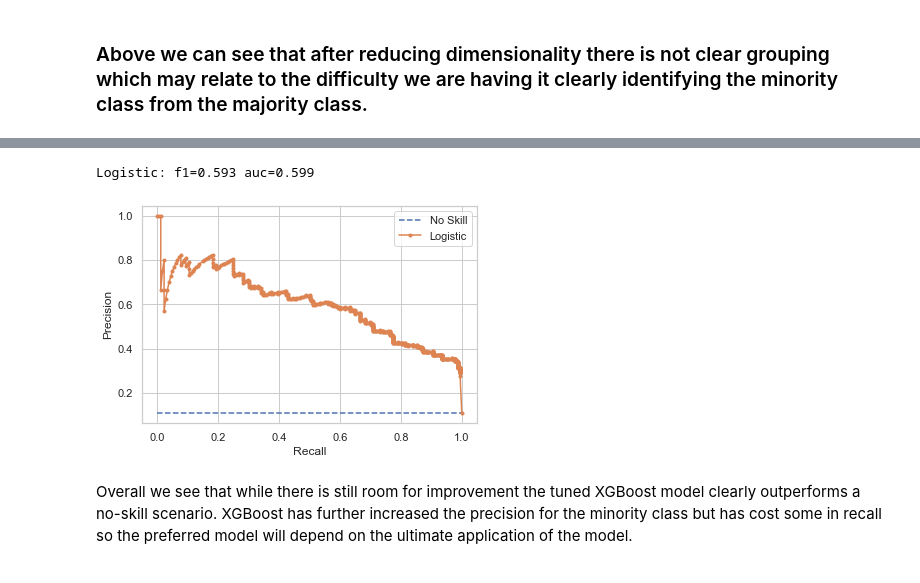
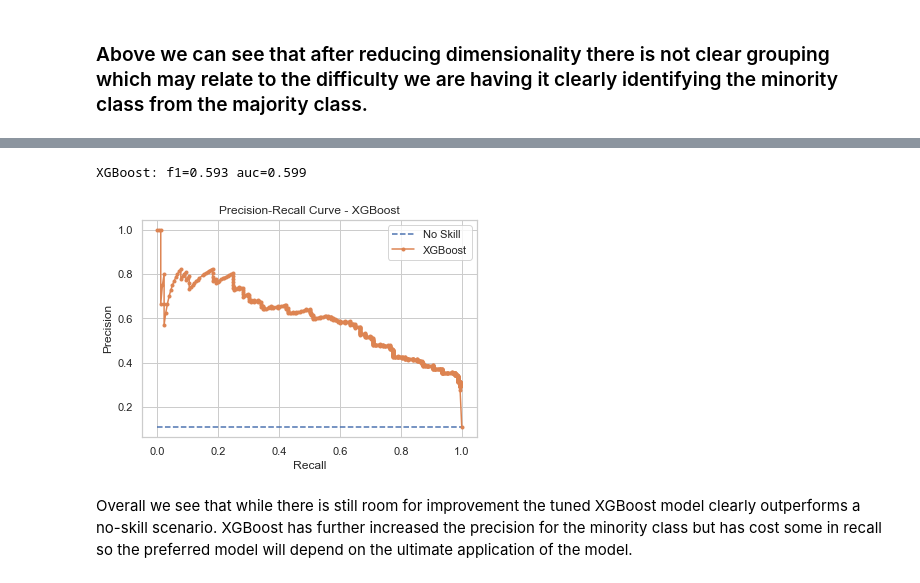
Before and after one commit to rjlussier/European_soccer_prediction, a Jupyter notebook: Soccer_Machine_Learning.ipynb, the cells around one changed output, grey strips where cells are left out. Cells and saved outputs as stored; diff of their text form; code cells hidden in the pictures.

```diff
--- a/Soccer_Machine_Learning.ipynb
+++ b/Soccer_Machine_Learning.ipynb
@@ -403,35 +496,34 @@ Logistic: ROC AUC=0.934
 # %%
 # precision-recall curve and f1
 from sklearn.metrics import precision_recall_curve
 from sklearn.metrics import f1_score
 from sklearn.metrics import auc
 from matplotlib import pyplot
-
-
 
 probs = XGB.predict_proba(X_test)
 # keep probabilities for the positive outcome only
 probs = probs[:, 1]
 # predict class values
 y_hat = XGB.predict(X_test)
 
 precision, recall, _ = precision_recall_curve(y_test, probs)
 f1, auc = f1_score(y_test, y_hat), auc(recall, precision)
 # summarize scores
-print('Logistic: f1=%.3f auc=%.3f' % (f1, auc))
+print('XGBoost: f1=%.3f auc=%.3f' % (f1, auc))
 # plot the precision-recall curves
 no_skill = len(y_test[y_test==1]) / len(y_test)
 pyplot.plot([0, 1], [no_skill, no_skill], linestyle='--', label='No Skill')
-pyplot.plot(recall, precision, marker='.', label='Logistic')
+pyplot.plot(recall, precision, marker='.', label='XGBoost')
 # axis labels
+pyplot.title('Precision-Recall Curve - XGBoost')
 pyplot.xlabel('Recall')
 pyplot.ylabel('Precision')
 # show the legend
 pyplot.legend()
 # show the plot
 pyplot.show()
 # %% [output]
-Logistic: f1=0.593 auc=0.599
+XGBoost: f1=0.593 auc=0.599
-[figure, old version]
+[figure, new version]
 # %% [markdown]
 Overall we see that while there is still room for improvement the tuned XGBoost model clearly outperforms a no-skill scenario. XGBoost has further increased the precision for the minority class but has cost some in recall so the preferred model will depend on the ultimate application of the model.
```
Also changed, not shown: parts of 16 cells of this notebook.
